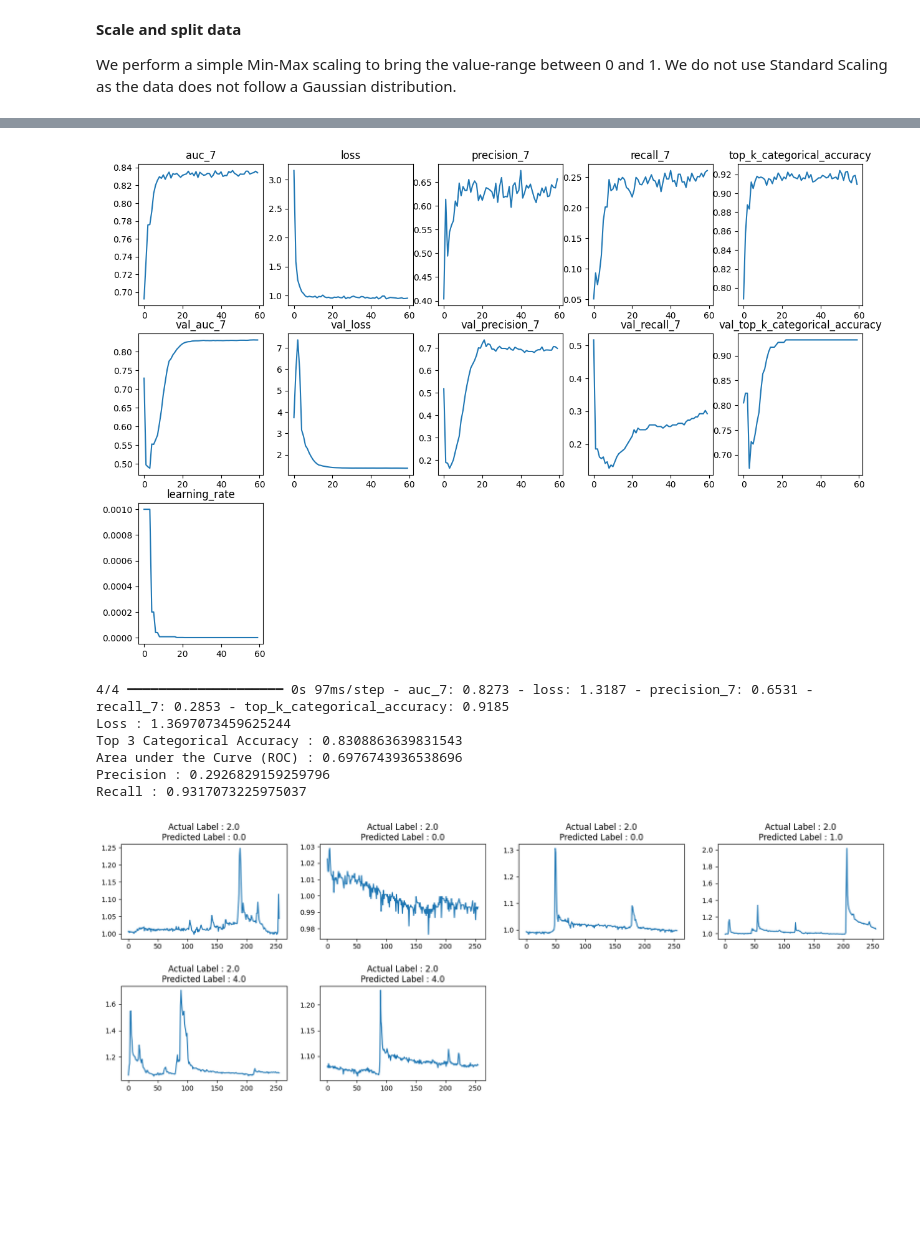
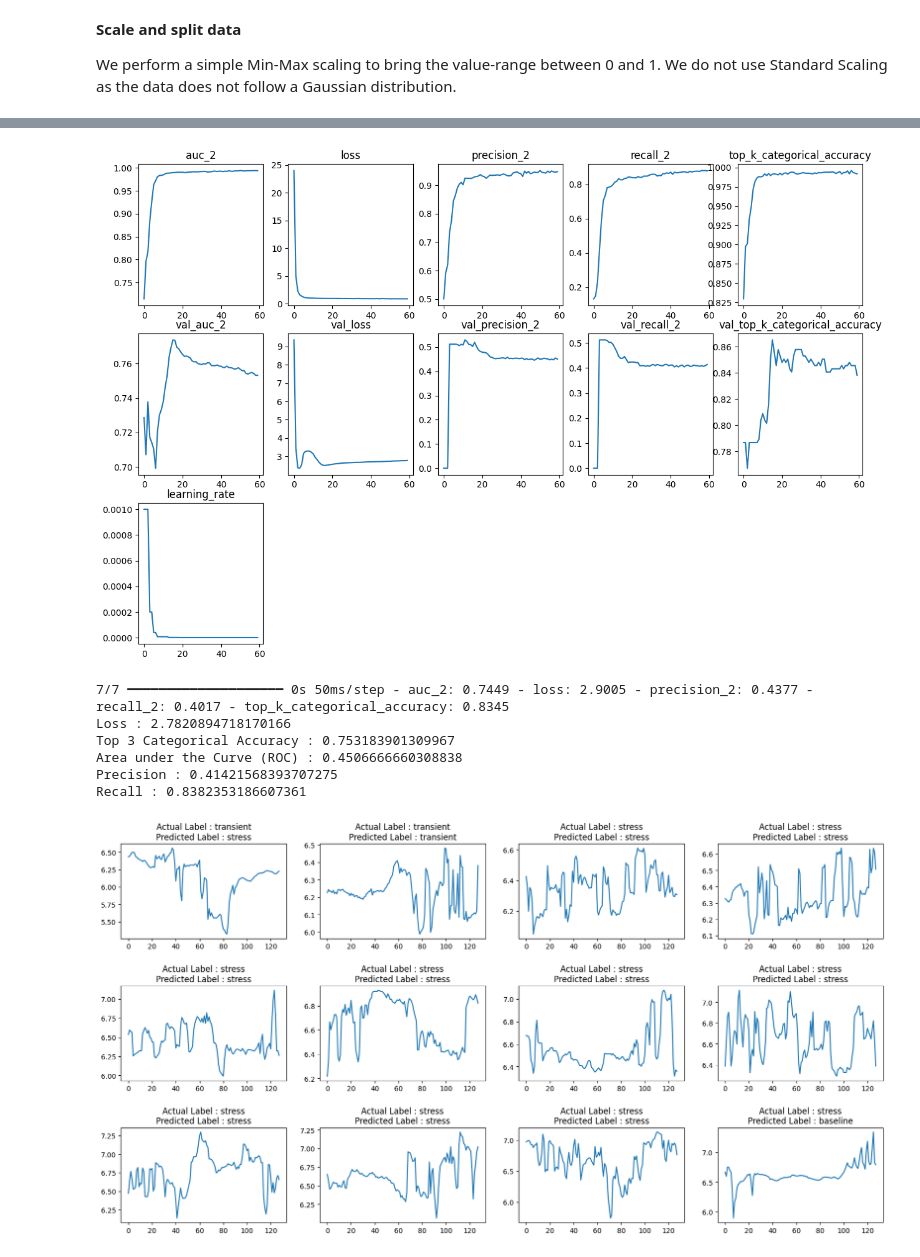
Before and after one commit to markgoertz/Convolutional-Neural-Network-on-Electrodermal-Activity-for-Stress-Assessment, a Jupyter notebook: code/eda_signal_classification.ipynb, the cells around one changed output, grey strips where cells are left out. Cells and saved outputs as stored; diff of their text form; code cells hidden in the pictures; blank space fills up the shorter version.

```diff
--- a/code/eda_signal_classification.ipynb
+++ b/code/eda_signal_classification.ipynb
@@ -71,7 +79,7 @@ dataset
 import pandas as pd
 
 # Function to create sequences DataFrame
-def create_sequences_df(dataset, max_length=256):
+def create_sequences_df(dataset, max_length=128):
     sequences = []
     temp_sequence = []
     eda_sequence = []
@@ -320,7 +330,7 @@ print(len(labels_list))
 from tensorflow.keras.preprocessing.sequence import pad_sequences
 
 # Padding sequences to ensure uniform length
-max_sequence_length = 512  # Choose the desired maximum sequence length
+max_sequence_length = 128  # Choose the desired maximum sequence length
 padded_series_list = pad_sequences(series_list, maxlen=max_sequence_length, dtype='float32', padding='post', truncating='post')
 
 # Splitting data into training and testing sets
@@ -389,7 +399,7 @@ def plot_history_metrics(history: keras.callbacks.History):
     plt.show()
 # %%
 def create_model():
-    input_layer = keras.Input(shape=(512, 1))
+    input_layer = keras.Input(shape=(128, 1))
 
     x = layers.Conv1D(
         filters=32, kernel_size=3, strides=2, activation="relu", padding="same"
@@ -533,7 +543,7 @@ Epoch 60/60
 # %%
 plot_history_metrics(conv_model_history)
 # %% [output]
-[figure, old version]
+[figure, new version]
 # %%
 loss, accuracy, auc, precision, recall = conv_model.evaluate(test_dataset)
 print(f"Loss : {loss}")
@@ -548,40 +558,40 @@ def view_evaluated_eeg_plots(model):
     end_index = start_index + 11
     data = sequences_df.loc[start_index:end_index, 'w_eda']
     data_array = [scaler.fit_transform(np.asarray(i).reshape(-1, 1)) for i in data]
-    data_array = [np.asarray(data_array).astype(np.float32).reshape(-1, 512, 1)]
+    data_array = [np.asarray(data_array).astype(np.float32).reshape(-1, 128, 1)]
     original_labels = sequences_df.loc[start_index:end_index, 'downsampled_label']
     predicted_labels = np.argmax(model.predict(data_array, verbose=0), axis=1)
     original_labels = [
         le.inverse_transform(np.array(label).reshape(-1))[0]
         for label in original_labels
     ]
     predicted_labels = [
         le.inverse_transform(np.array(label).reshape(-1))[0]
         for label in predicted_labels
     ]
     total_plots = 12
     cols = total_plots // 3
     rows = total_plots // cols
     if total_plots % cols != 0:
         rows += 1
     pos = range(1, total_plots + 1)
     fig = plt.figure(figsize=(20, 10))
     for i, (plot_data, og_label, pred_label) in enumerate(
         zip(data, original_labels, predicted_labels)
     ):
         plt.subplot(rows, cols, pos[i])
         plt.plot(plot_data)
         plt.title(f"Actual Label : {og_label}\nPredicted Label : {pred_label}")
         fig.subplots_adjust(hspace=0.5)
     plt.show()
 
 
 view_evaluated_eeg_plots(conv_model)
 # %% [output]
-4/4 ━━━━━━━━━━━━━━━━━━━━ 0s 97ms/step - auc_7: 0.8273 - loss: 1.3187 - precision_7: 0.6531 - recall_7: 0.2853 - top_k_categorical_accuracy: 0.9185
-Loss : 1.3697073459625244
-Top 3 Categorical Accuracy : 0.8308863639831543
-Area under the Curve (ROC) : 0.6976743936538696
-Precision : 0.2926829159259796
-Recall : 0.9317073225975037
+7/7 ━━━━━━━━━━━━━━━━━━━━ 0s 50ms/step - auc_2: 0.7449 - loss: 2.9005 - precision_2: 0.4377 - recall_2: 0.4017 - top_k_categorical_accuracy: 0.8345
+Loss : 2.7820894718170166
+Top 3 Categorical Accuracy : 0.753183901309967
+Area under the Curve (ROC) : 0.4506666660308838
+Precision : 0.41421568393707275
+Recall : 0.8382353186607361
-[figure, old version]
+[figure, new version]
```
Also changed, not shown: parts of 11 cells of this notebook.
